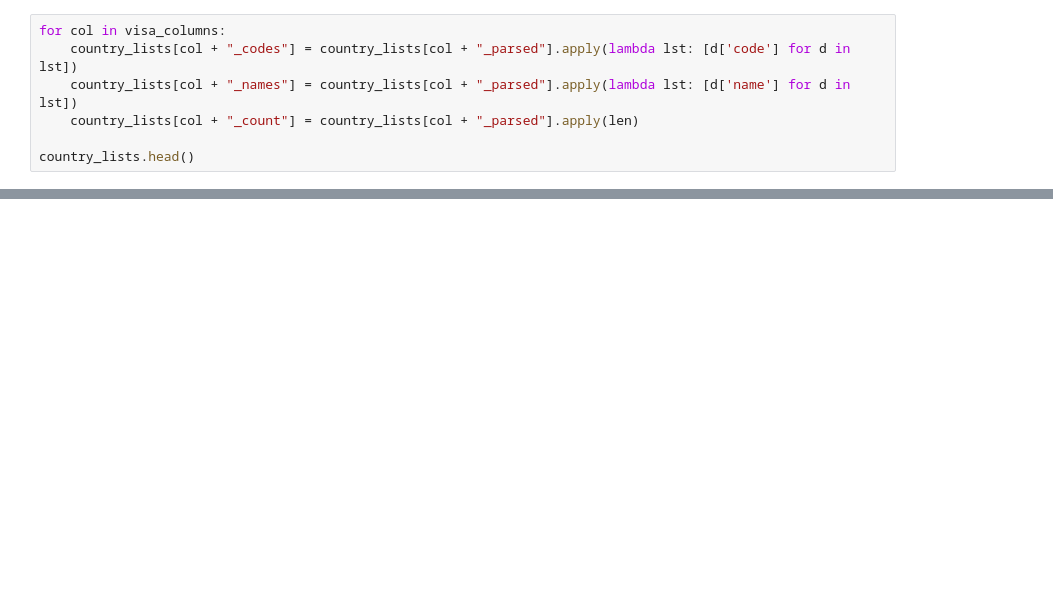
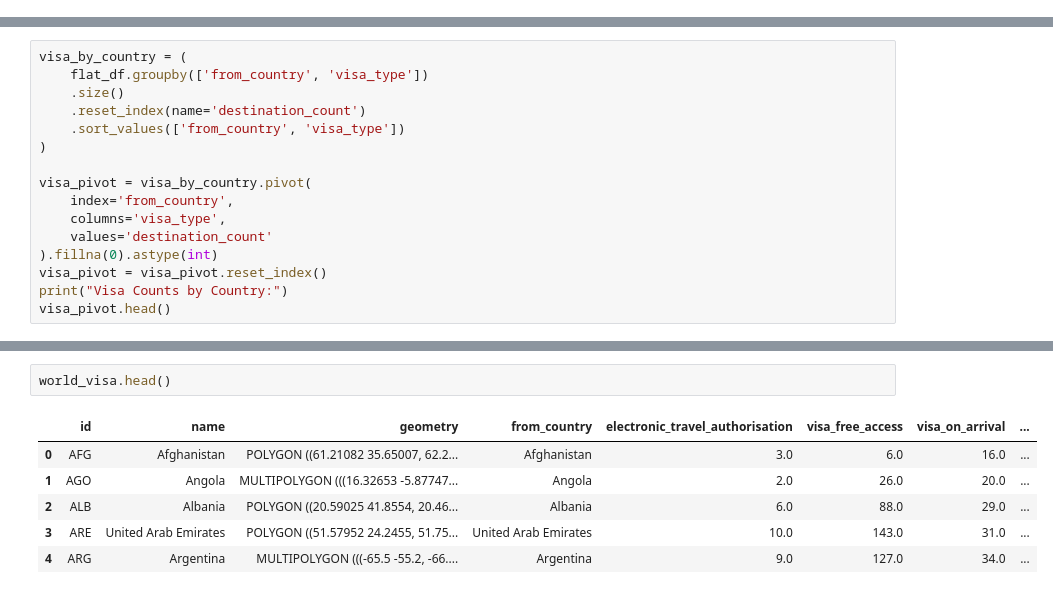
Before and after one commit to Deadpigg/dsa2101project, a Jupyter notebook: project.ipynb, the cells around one changed output, grey strips where cells are left out. Saved outputs shown, nothing was run; the diff lists cells and outputs as text; blank space fills up the shorter version.

```diff
--- a/project.ipynb
+++ b/project.ipynb
@@ -60,7 +189,0 @@ for col in visa_columns:
-# %%
-for col in visa_columns:
-    country_lists[col + "_codes"] = country_lists[col + "_parsed"].apply(lambda lst: [d['code'] for d in lst])
-    country_lists[col + "_names"] = country_lists[col + "_parsed"].apply(lambda lst: [d['name'] for d in lst])
-    country_lists[col + "_count"] = country_lists[col + "_parsed"].apply(len)
-
-country_lists.head()
@@ -96,0 +289,16 @@ Rank by Year:
+# %%
+visa_by_country = (
+    flat_df.groupby(['from_country', 'visa_type'])
+    .size()
+    .reset_index(name='destination_count')
+    .sort_values(['from_country', 'visa_type'])
+)
+
+visa_pivot = visa_by_country.pivot(
+    index='from_country',
+    columns='visa_type',
+    values='destination_count'
+).fillna(0).astype(int)
+visa_pivot = visa_pivot.reset_index()
+print("Visa Counts by Country:")
+visa_pivot.head()
@@ -96,0 +372,9 @@ Rank by Year:
+# %%
+world_visa.head()
+# %% [output]
+|  | id | name | geometry | from_country | electronic_travel_authorisation | visa_free_access | visa_on_arrival | ... |
+| 0 | AFG | Afghanistan | POLYGON ((61.21082 35.65007, 62.2... | Afghanistan | 3.0 | 6.0 | 16.0 | ... |
+| 1 | AGO | Angola | MULTIPOLYGON (((16.32653 -5.87747... | Angola | 2.0 | 26.0 | 20.0 | ... |
+| 2 | ALB | Albania | POLYGON ((20.59025 41.8554, 20.46... | Albania | 6.0 | 88.0 | 29.0 | ... |
+| 3 | ARE | United Arab Emirates | POLYGON ((51.57952 24.2455, 51.75... | United Arab Emirates | 10.0 | 143.0 | 31.0 | ... |
+| 4 | ARG | Argentina | MULTIPOLYGON (((-65.5 -55.2, -66.... | Argentina | 9.0 | 127.0 | 34.0 | ... |
```
Also changed, not shown: parts of 17 cells of this notebook.
